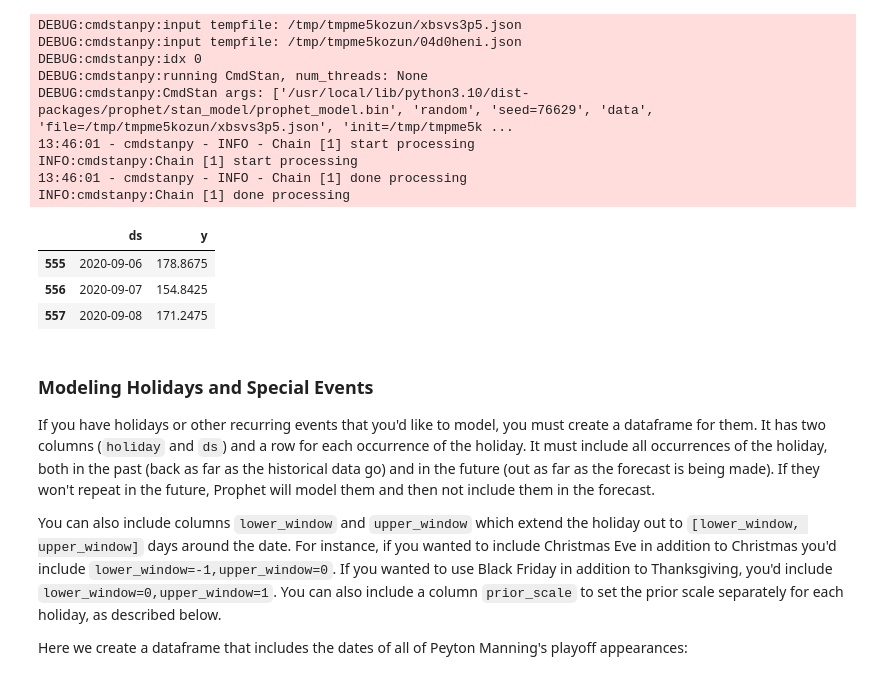
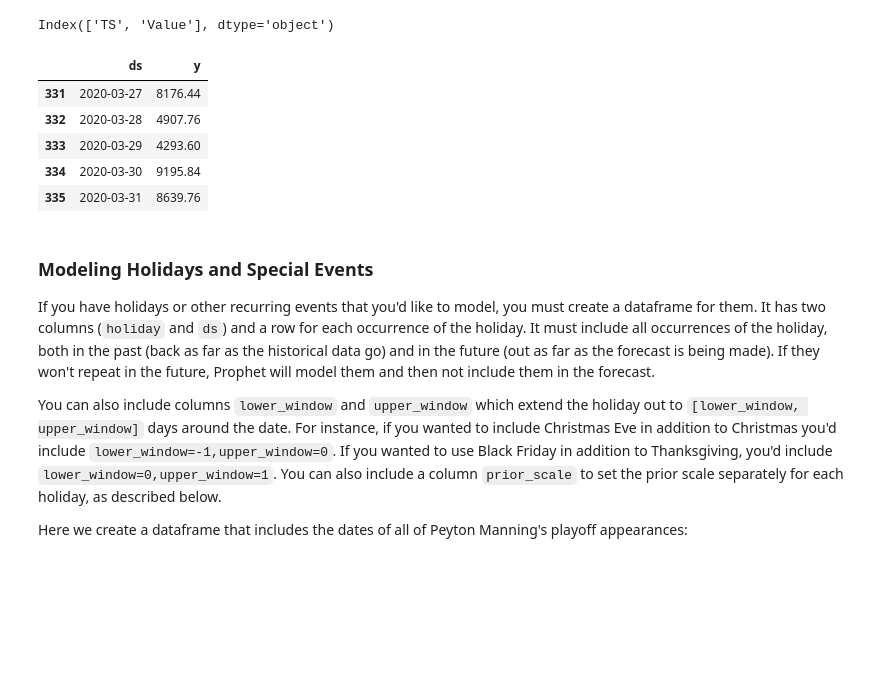
Before and after one commit to JSJeong-me/RPA-2023, a Jupyter notebook: Time_Series/3_holiday.ipynb, the cells around one changed output. Saved outputs shown, nothing was run; the diff lists cells and outputs as text; code cells hidden in the pictures; blank space fills up the shorter version.

```diff
--- a/Time_Series/3_holiday.ipynb
+++ b/Time_Series/3_holiday.ipynb
@@ -21,0 +46,6 @@ df.rename(columns={'TS':'ds','Value':'y'},inplace=True)
+# %%
+df_day=df.resample(rule='D').sum()
+# %%
+df_day.columns
+# %% [output]
+Index(['TS', 'Value'], dtype='object')
@@ -26 +55,10 @@ df_day.columns
 df_day.rename(columns={'TS':'ds','Value':'y'},inplace=True)
+# %%
+df_day.tail()
+# %% [output]
+|  | ds | y |
+| 331 | 2020-03-27 | 8176.44 |
+| 332 | 2020-03-28 | 4907.76 |
+| 333 | 2020-03-29 | 4293.60 |
+| 334 | 2020-03-30 | 9195.84 |
+| 335 | 2020-03-31 | 8639.76 |
@@ -27,23 +71,6 @@ df_day.rename(columns={'TS':'ds','Value':'y'},inplace=True)
 # %%
-m = Prophet()
-m.fit(df_day)
-future = m.make_future_dataframe(periods=7) #366
+future = m.make_future_dataframe(periods=7, freq='D') #366
-# %% [output]
-DEBUG:cmdstanpy:input tempfile: /tmp/tmpme5kozun/xbsvs3p5.json
-DEBUG:cmdstanpy:input tempfile: /tmp/tmpme5kozun/04d0heni.json
-DEBUG:cmdstanpy:idx 0
-DEBUG:cmdstanpy:running CmdStan, num_threads: None
-DEBUG:cmdstanpy:CmdStan args: ['/usr/local/lib/python3.10/dist-packages/prophet/stan_model/prophet_model.bin', 'random', 'seed=76629', 'data', 'file=/tmp/tmpme5kozun/xbsvs3p5.json', 'init=/tmp/tmpme5k ...
-13:46:01 - cmdstanpy - INFO - Chain [1] start processing
-INFO:cmdstanpy:Chain [1] start processing
-13:46:01 - cmdstanpy - INFO - Chain [1] done processing
-INFO:cmdstanpy:Chain [1] done processing
 # %%
-df_day.tail(3)
+df_day.tail(7)
-# %% [output]
-|  | ds | y |
-| 555 | 2020-09-06 | 178.8675 |
-| 556 | 2020-09-07 | 154.8425 |
-| 557 | 2020-09-08 | 171.2475 |
 # %%
 future
```
Also changed, not shown: parts of 19 cells of this notebook.
